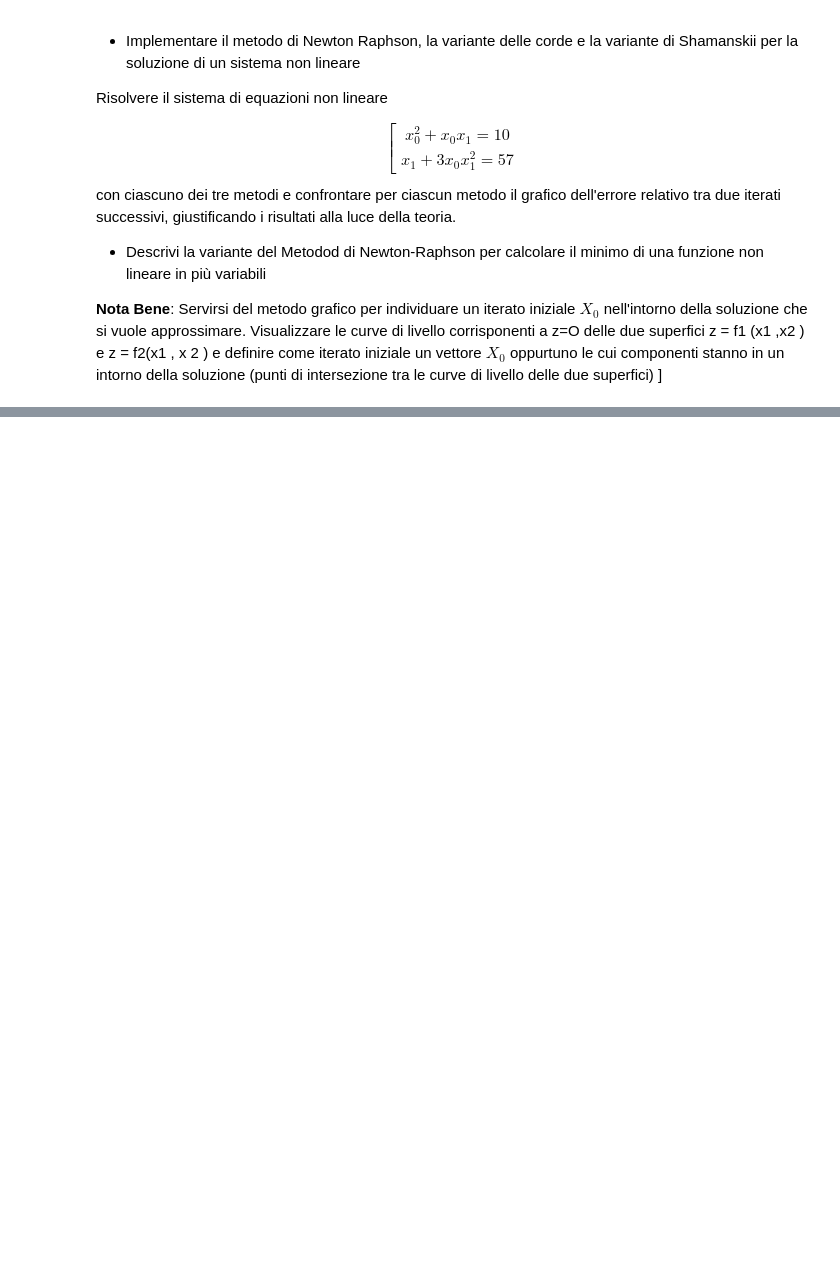
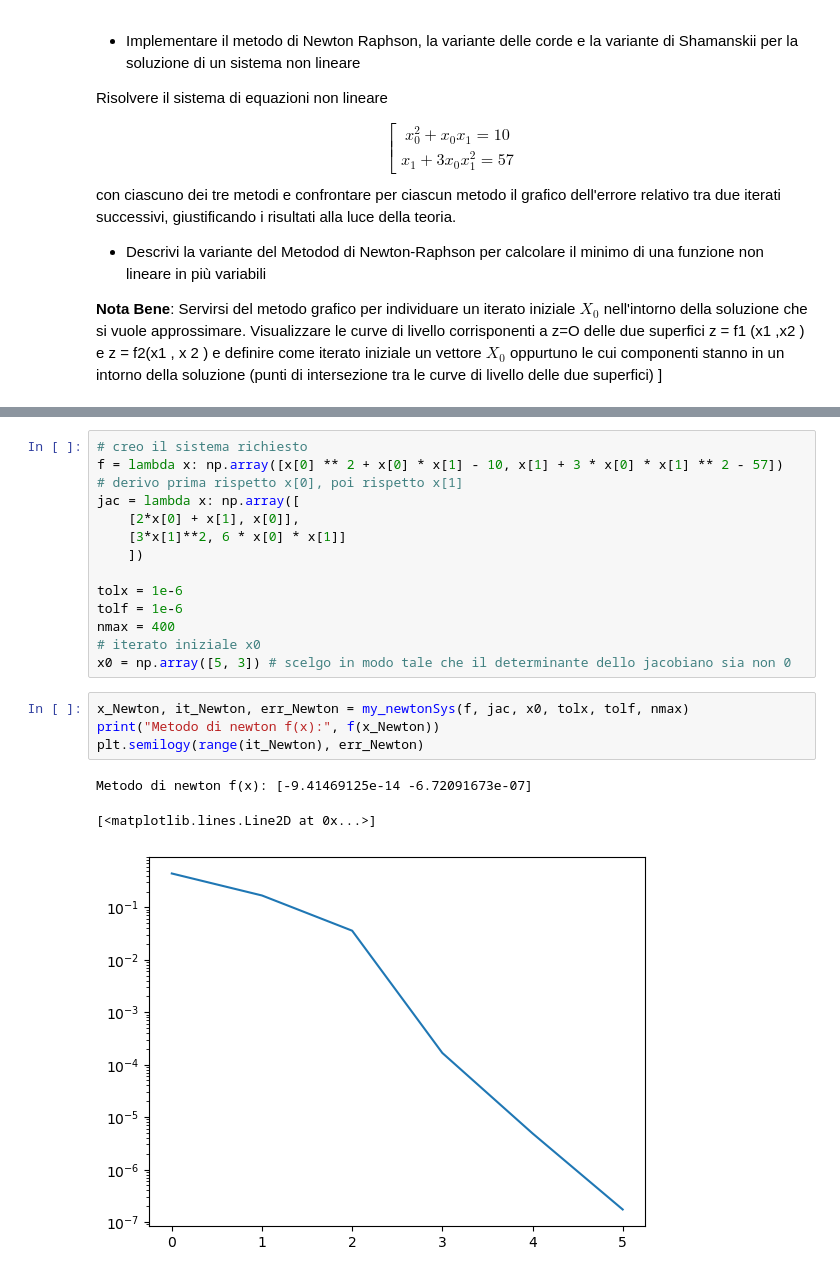
Before and after one commit to LisaVandi/Metodi, a Jupyter notebook: esercizi_vari/Miscellanea.ipynb, the cells around one changed output, grey strips where cells are left out. Drawn from its saved outputs; the diff is of its cells as text; blank space fills up the shorter version.

```diff
--- a/esercizi_vari/Miscellanea.ipynb
+++ b/esercizi_vari/Miscellanea.ipynb
@@ -181,0 +383,22 @@ intorno della soluzione (punti di intersezione tra le curve di livello delle due
+# %%
+# creo il sistema richiesto
+f = lambda x: np.array([x[0] ** 2 + x[0] * x[1] - 10, x[1] + 3 * x[0] * x[1] ** 2 - 57])
+# derivo prima rispetto x[0], poi rispetto x[1]
+jac = lambda x: np.array([
+    [2*x[0] + x[1], x[0]],
+    [3*x[1]**2, 6 * x[0] * x[1]]
+    ])
+
+tolx = 1e-6
+tolf = 1e-6
+nmax = 400
+# iterato iniziale x0
+x0 = np.array([5, 3]) # scelgo in modo tale che il determinante dello jacobiano sia non 0
+# %%
+x_Newton, it_Newton, err_Newton = my_newtonSys(f, jac, x0, tolx, tolf, nmax)
+print("Metodo di newton f(x):", f(x_Newton))
+plt.semilogy(range(it_Newton), err_Newton)
+# %% [output]
+Metodo di newton f(x): [-9.41469125e-14 -6.72091673e-07]
+[<matplotlib.lines.Line2D at 0x...>]
+[figure, added]
```
Also changed, not shown: parts of 13 cells of this notebook, 2 other files.
